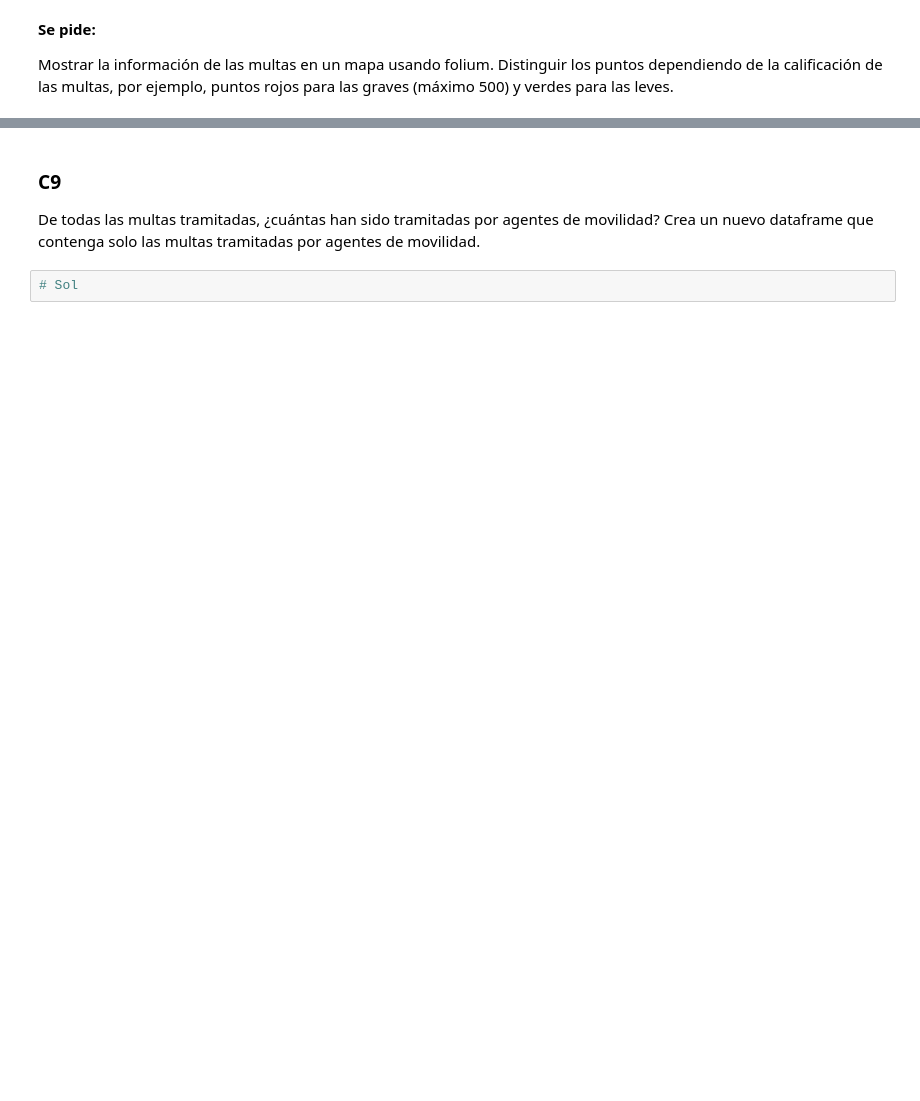
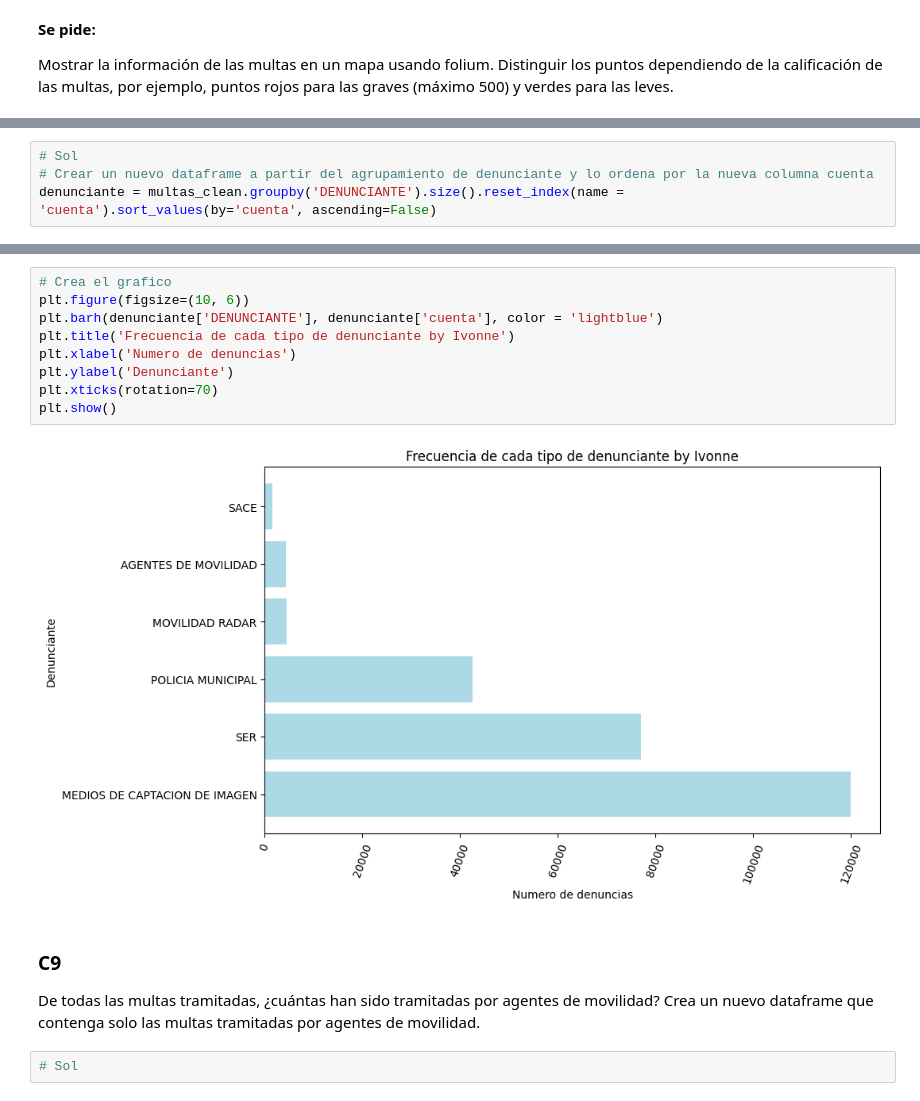
Before and after one commit to TiaIvonne/DataEngineering-AdvancedPython, a Jupyter notebook: enunciado.ipynb, the cells around one changed output, grey strips where cells are left out. Saved outputs shown, nothing was run; the diff lists cells and outputs as text; blank space fills up the shorter version.

```diff
--- a/enunciado.ipynb
+++ b/enunciado.ipynb
@@ -563,0 +731,4 @@ La columna DENUNCIANTE tiene información acerca de la entidad que ha realizado
+# %%
+# Sol
+# Crear un nuevo dataframe a partir del agrupamiento de denunciante y lo ordena por la nueva columna cuenta
+denunciante = multas_clean.groupby('DENUNCIANTE').size().reset_index(name = 'cuenta').sort_values(by='cuenta', ascending=False)
@@ -564,3 +745,14 @@ La columna DENUNCIANTE tiene información acerca de la entidad que ha realizado
+# %%
+# Crea el grafico
+plt.figure(figsize=(10, 6))
+plt.barh(denunciante['DENUNCIANTE'], denunciante['cuenta'], color = 'lightblue')
+plt.title('Frecuencia de cada tipo de denunciante by Ivonne')
+plt.xlabel('Numero de denuncias')
+plt.ylabel('Denunciante')
+plt.xticks(rotation=70)
+plt.show()
+# %% [output]
+[figure, added]
 # %% [markdown]
 ### C9
 
```
Also changed, not shown: parts of 37 cells of this notebook.
